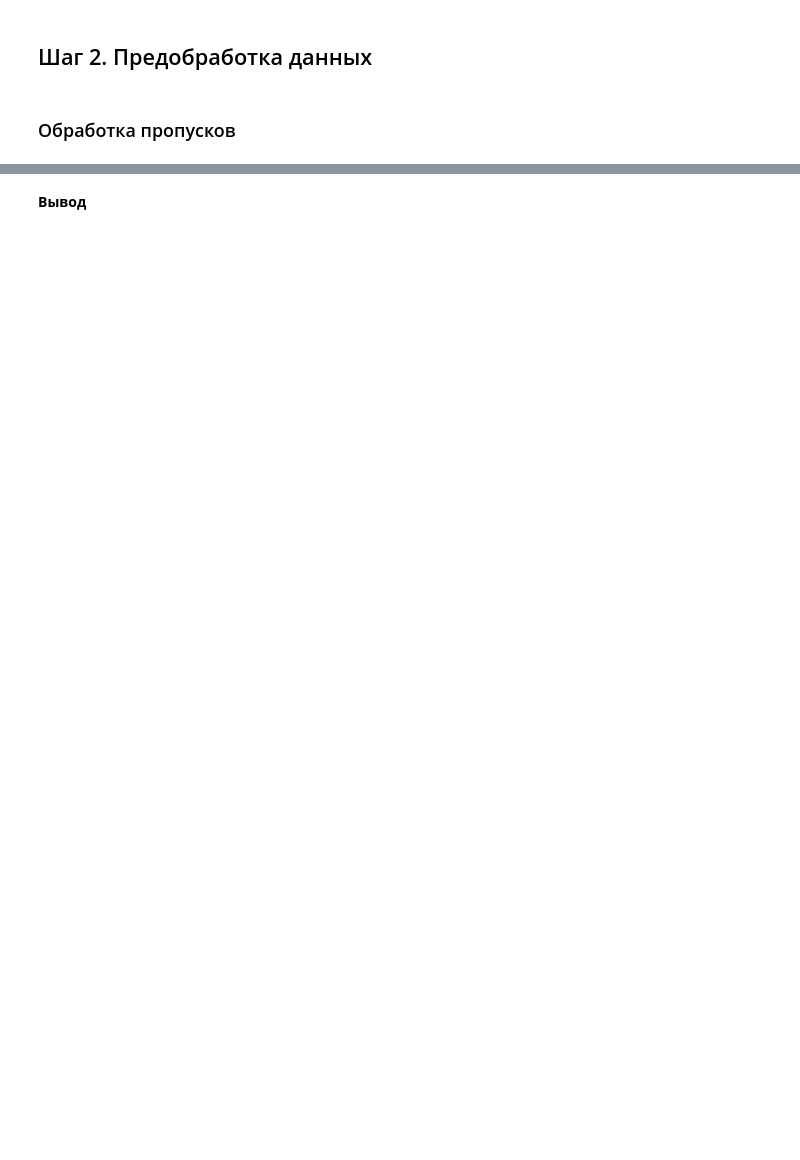
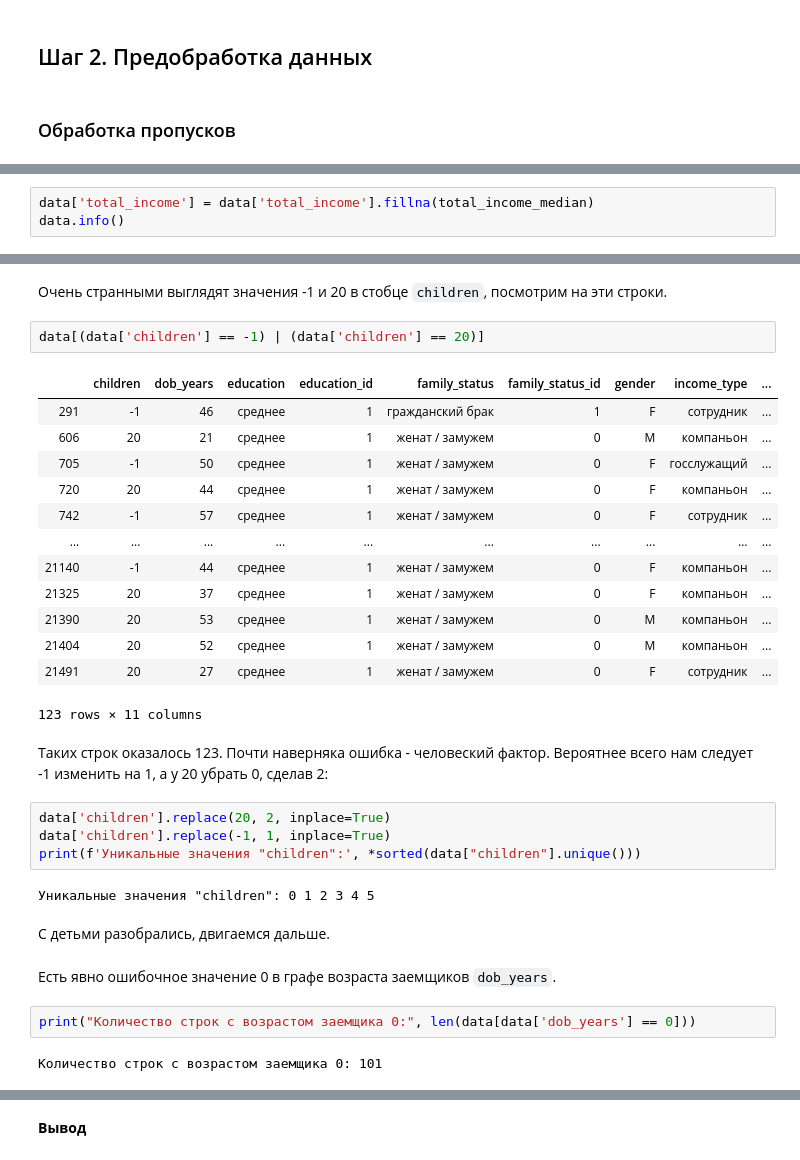
Before and after one commit to mazor86/praktikum_data_science, a Jupyter notebook: sprint_03/mazor86_sprint_03.ipynb, the cells around one changed output, grey strips where cells are left out. Drawn from its saved outputs; the diff is of its cells as text; blank space fills up the shorter version.

```diff
--- a/sprint_03/mazor86_sprint_03.ipynb
+++ b/sprint_03/mazor86_sprint_03.ipynb
@@ -14,0 +155,3 @@
+# %%
+data['total_income'] = data['total_income'].fillna(total_income_median)
+data.info()
@@ -14,0 +201,34 @@
+# %% [markdown]
+Очень странными выглядят значения -1 и 20 в стобце `children`, посмотрим на эти строки.
+# %%
+data[(data['children'] == -1) | (data['children'] == 20)]
+# %% [output]
+|  | children | dob_years | education | education_id | family_status | family_status_id | gender | income_type | ... |
+| 291 | -1 | 46 | среднее | 1 | гражданский брак | 1 | F | сотрудник | ... |
+| 606 | 20 | 21 | среднее | 1 | женат / замужем | 0 | M | компаньон | ... |
+| 705 | -1 | 50 | среднее | 1 | женат / замужем | 0 | F | госслужащий | ... |
+| 720 | 20 | 44 | среднее | 1 | женат / замужем | 0 | F | компаньон | ... |
+| 742 | -1 | 57 | среднее | 1 | женат / замужем | 0 | F | сотрудник | ... |
+| ... | ... | ... | ... | ... | ... | ... | ... | ... | ... |
+| 21140 | -1 | 44 | среднее | 1 | женат / замужем | 0 | F | компаньон | ... |
+| 21325 | 20 | 37 | среднее | 1 | женат / замужем | 0 | F | компаньон | ... |
+| 21390 | 20 | 53 | среднее | 1 | женат / замужем | 0 | M | компаньон | ... |
+| 21404 | 20 | 52 | среднее | 1 | женат / замужем | 0 | M | компаньон | ... |
+| 21491 | 20 | 27 | среднее | 1 | женат / замужем | 0 | F | сотрудник | ... |
+123 rows × 11 columns
+# %% [markdown]
+Таких строк оказалось 123. Почти наверняка ошибка - человеский фактор. Вероятнее всего нам следует -1 изменить на 1, а у 20 убрать 0, сделав 2:
+# %%
+data['children'].replace(20, 2, inplace=True)
+data['children'].replace(-1, 1, inplace=True)
+print(f'Уникальные значения "children":', *sorted(data["children"].unique()))
+# %% [output]
+Уникальные значения "children": 0 1 2 3 4 5
+# %% [markdown]
+С детьми разобрались, двигаемся дальше.
+# %% [markdown]
+Есть явно ошибочное значение 0 в графе возраста заемщиков `dob_years`.
+# %%
+print("Количество строк с возрастом заемщика 0:", len(data[data['dob_years'] == 0]))
+# %% [output]
+Количество строк с возрастом заемщика 0: 101
```
Also changed, not shown: parts of 34 cells of this notebook.
